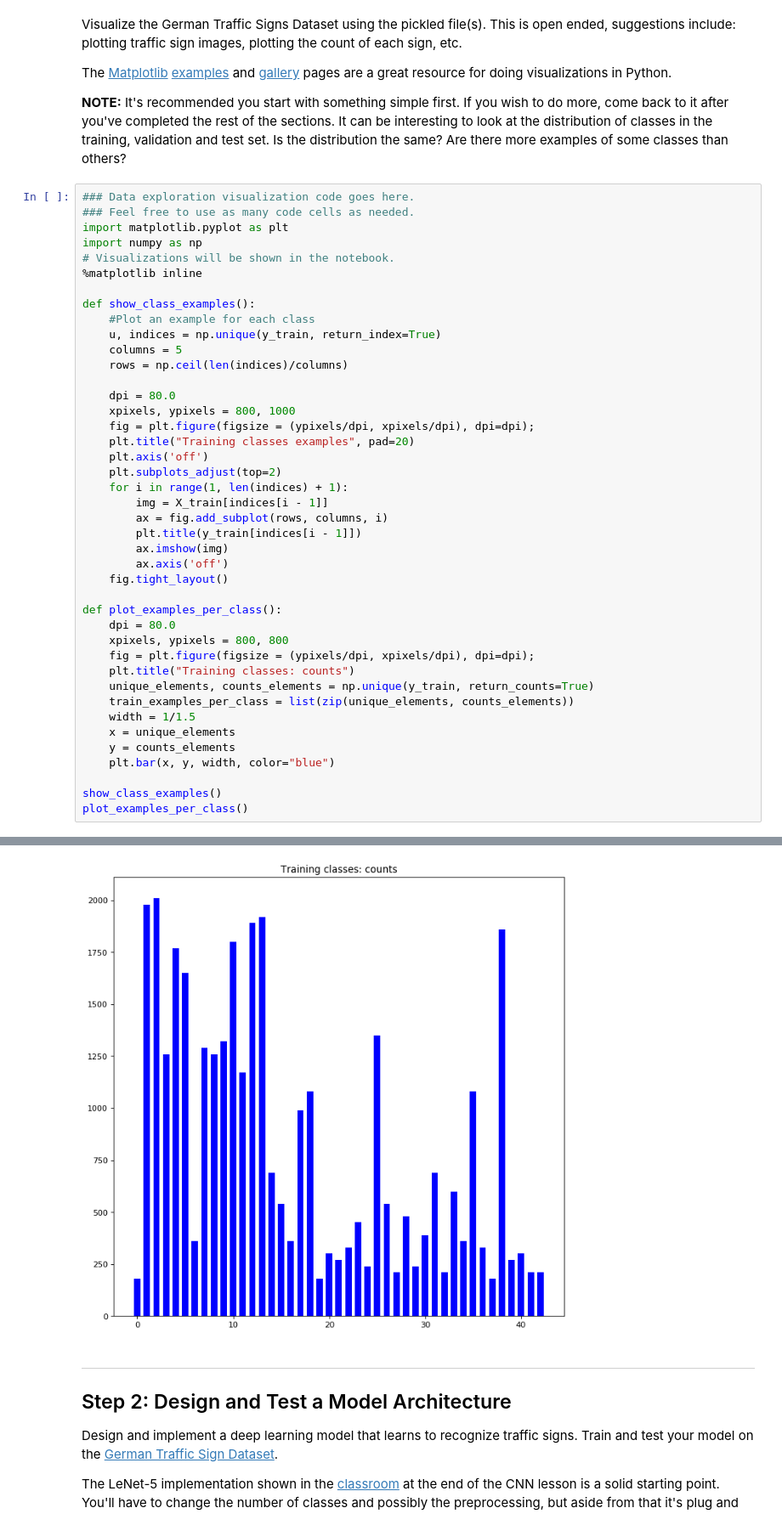
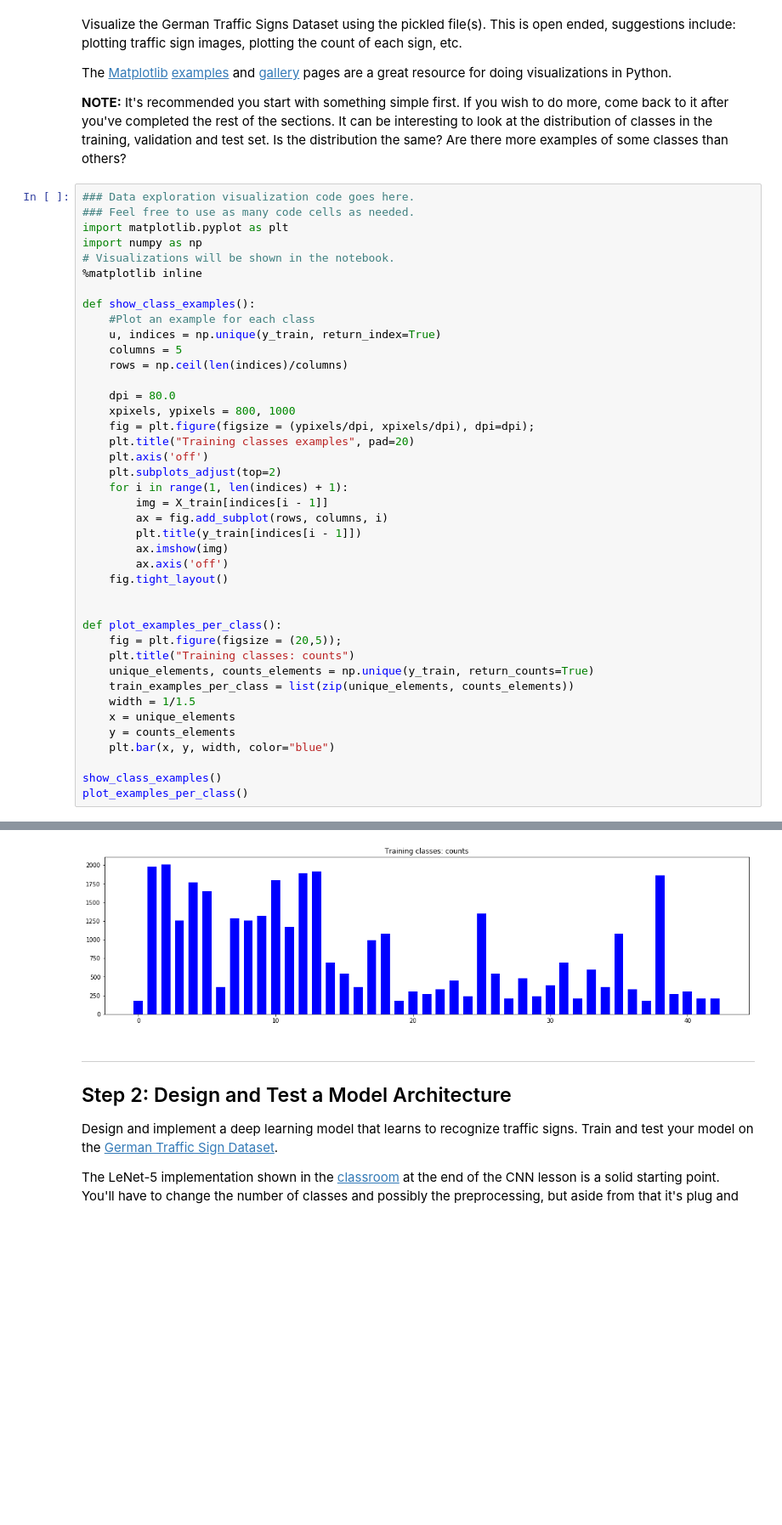
Before and after one commit to ivovandongen/CarND-Traffic-Sign-Classifier-Project, a Jupyter notebook: Traffic_Sign_Classifier.ipynb, the cells around one changed output, grey strips where cells are left out. Shown at 85% size. Saved outputs shown, nothing was run; the diff lists cells and outputs as text; blank space fills up the shorter version.

```diff
--- a/Traffic_Sign_Classifier.ipynb
+++ b/Traffic_Sign_Classifier.ipynb
@@ -106,37 +106,36 @@ def show_class_examples():
     columns = 5
     rows = np.ceil(len(indices)/columns)
 
     dpi = 80.0
     xpixels, ypixels = 800, 1000
     fig = plt.figure(figsize = (ypixels/dpi, xpixels/dpi), dpi=dpi);
     plt.title("Training classes examples", pad=20)
     plt.axis('off')
     plt.subplots_adjust(top=2)
     for i in range(1, len(indices) + 1):
         img = X_train[indices[i - 1]]
         ax = fig.add_subplot(rows, columns, i)
         plt.title(y_train[indices[i - 1]])
         ax.imshow(img)
         ax.axis('off')
     fig.tight_layout()
 
+
 def plot_examples_per_class():
-    dpi = 80.0
-    xpixels, ypixels = 800, 800
-    fig = plt.figure(figsize = (ypixels/dpi, xpixels/dpi), dpi=dpi);
+    fig = plt.figure(figsize = (20,5));
     plt.title("Training classes: counts")
     unique_elements, counts_elements = np.unique(y_train, return_counts=True)
     train_examples_per_class = list(zip(unique_elements, counts_elements))
     width = 1/1.5
     x = unique_elements
     y = counts_elements
     plt.bar(x, y, width, color="blue")
 
 show_class_examples()
 plot_examples_per_class()
 # %% [output]
 [figure]
-[figure, old version]
+[figure, new version]
 # %% [markdown]
 ----
 
```
Also changed, not shown: parts of 5 cells of this notebook.
